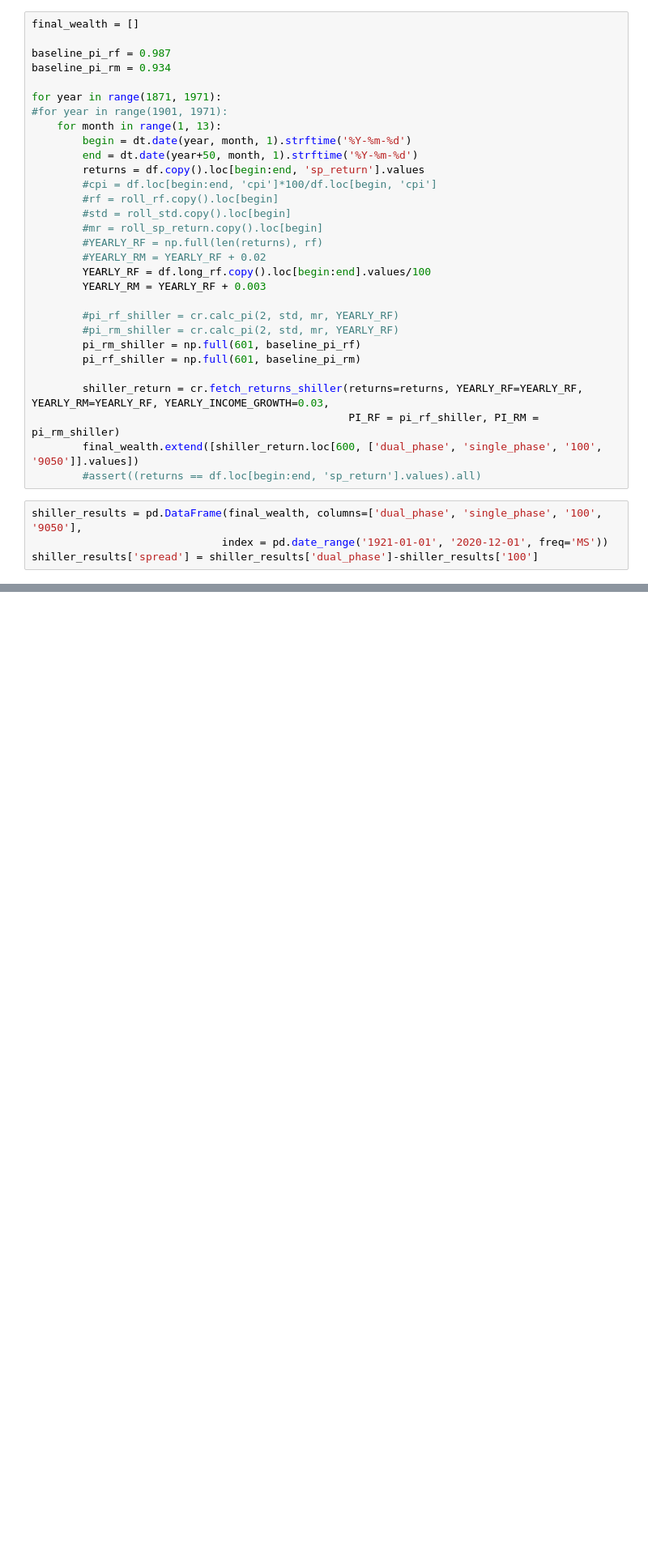
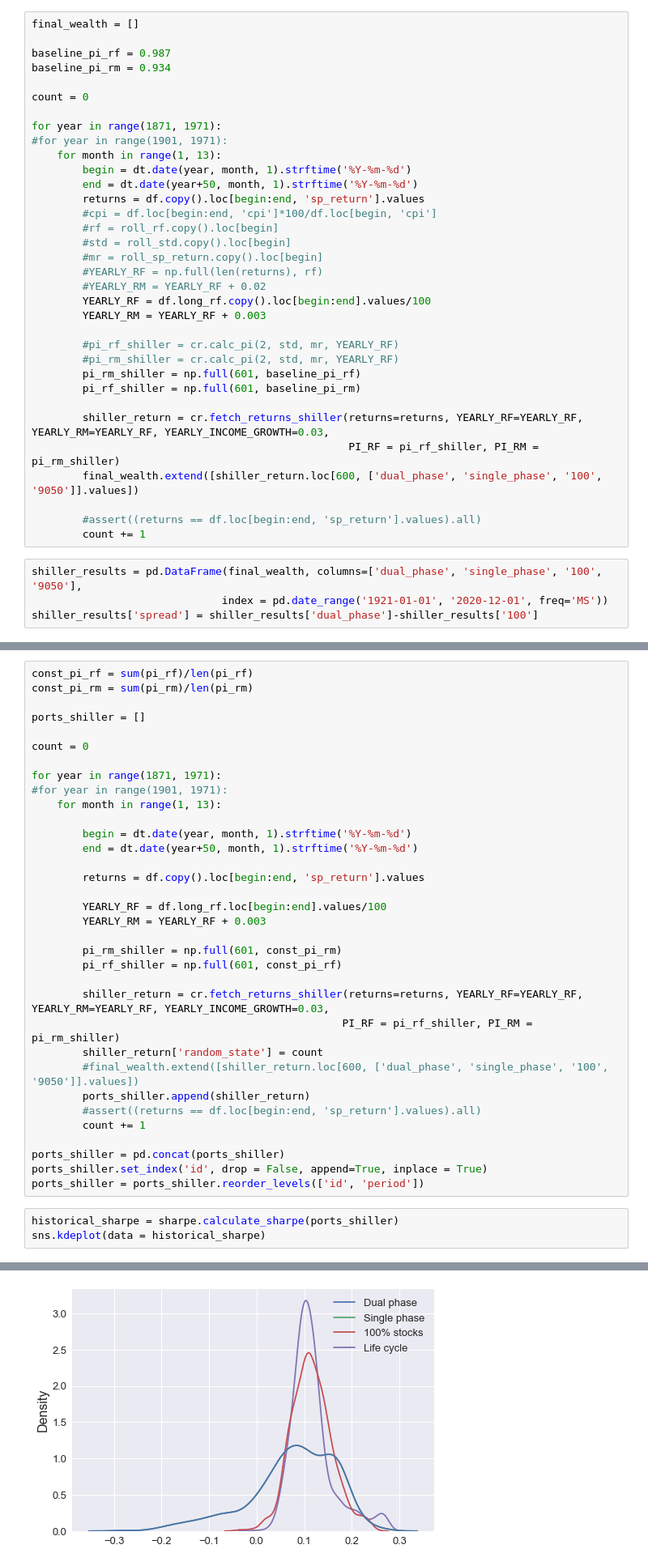
Before and after one commit to neriksen/applied_finance, a Jupyter notebook: shiller.ipynb, the cells around one changed output, grey strips where cells are left out. Shown at 81% size. Drawn from its saved outputs; the diff is of its cells as text; blank space fills up the shorter version.

Commit message:
Added sharpe ratios to shiller test

```diff
--- a/shiller.ipynb
+++ b/shiller.ipynb
@@ -152,6 +153,8 @@ final_wealth = []
 
 baseline_pi_rf = 0.987
 baseline_pi_rm = 0.934
+
+count = 0
 
 for year in range(1871, 1971):
 #for year in range(1901, 1971):
@@ -176,7 +179,9 @@ for year in range(1871, 1971):
         shiller_return = cr.fetch_returns_shiller(returns=returns, YEARLY_RF=YEARLY_RF, YEARLY_RM=YEARLY_RF, YEARLY_INCOME_GROWTH=0.03,
                                                   PI_RF = pi_rf_shiller, PI_RM = pi_rm_shiller)
         final_wealth.extend([shiller_return.loc[600, ['dual_phase', 'single_phase', '100', '9050']].values])
+
         #assert((returns == df.loc[begin:end, 'sp_return'].values).all)
+        count += 1
 # %%
 shiller_results = pd.DataFrame(final_wealth, columns=['dual_phase', 'single_phase', '100', '9050'],
                               index = pd.date_range('1921-01-01', '2020-12-01', freq='MS'))
@@ -195,0 +265,38 @@ Text(0, 1, 'DKK million')
+# %%
+const_pi_rf = sum(pi_rf)/len(pi_rf)
+const_pi_rm = sum(pi_rm)/len(pi_rm)
+
+ports_shiller = []
+
+count = 0
+
+for year in range(1871, 1971):
+#for year in range(1901, 1971):
+    for month in range(1, 13):
+
+        begin = dt.date(year, month, 1).strftime('%Y-%m-%d')
+        end = dt.date(year+50, month, 1).strftime('%Y-%m-%d')
+
+        returns = df.copy().loc[begin:end, 'sp_return'].values
+
+        YEARLY_RF = df.long_rf.loc[begin:end].values/100
+        YEARLY_RM = YEARLY_RF + 0.003
+
+        pi_rm_shiller = np.full(601, const_pi_rm)
+        pi_rf_shiller = np.full(601, const_pi_rf)
+
+        shiller_return = cr.fetch_returns_shiller(returns=returns, YEARLY_RF=YEARLY_RF, YEARLY_RM=YEARLY_RF, YEARLY_INCOME_GROWTH=0.03,
+                                                 PI_RF = pi_rf_shiller, PI_RM = pi_rm_shiller)
+        shiller_return['random_state'] = count
+        #final_wealth.extend([shiller_return.loc[600, ['dual_phase', 'single_phase', '100', '9050']].values])
+        ports_shiller.append(shiller_return)
+        #assert((returns == df.loc[begin:end, 'sp_return'].values).all)
+        count += 1
+
+ports_shiller = pd.concat(ports_shiller)
+ports_shiller.set_index('id', drop = False, append=True, inplace = True)
+ports_shiller = ports_shiller.reorder_levels(['id', 'period'])
+# %%
+historical_sharpe = sharpe.calculate_sharpe(ports_shiller)
+sns.kdeplot(data = historical_sharpe)
+# %% [output]
@@ -195,0 +304 @@ Text(0, 1, 'DKK million')
+[figure, added]
```
Also changed, not shown: parts of 12 cells of this notebook.
